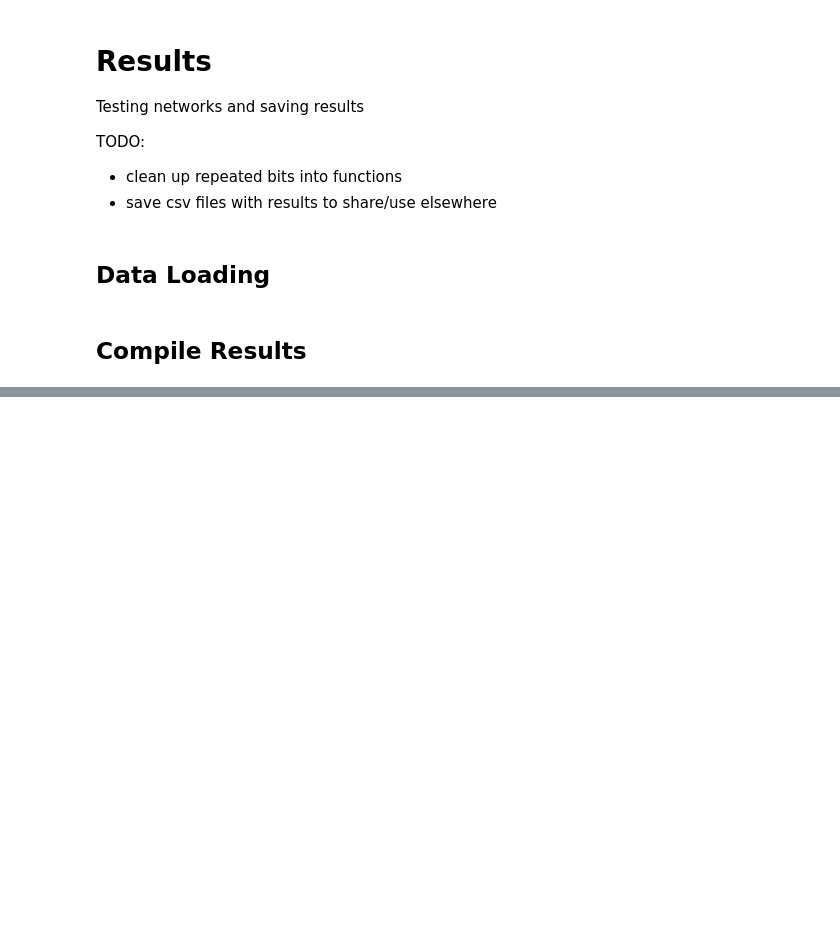
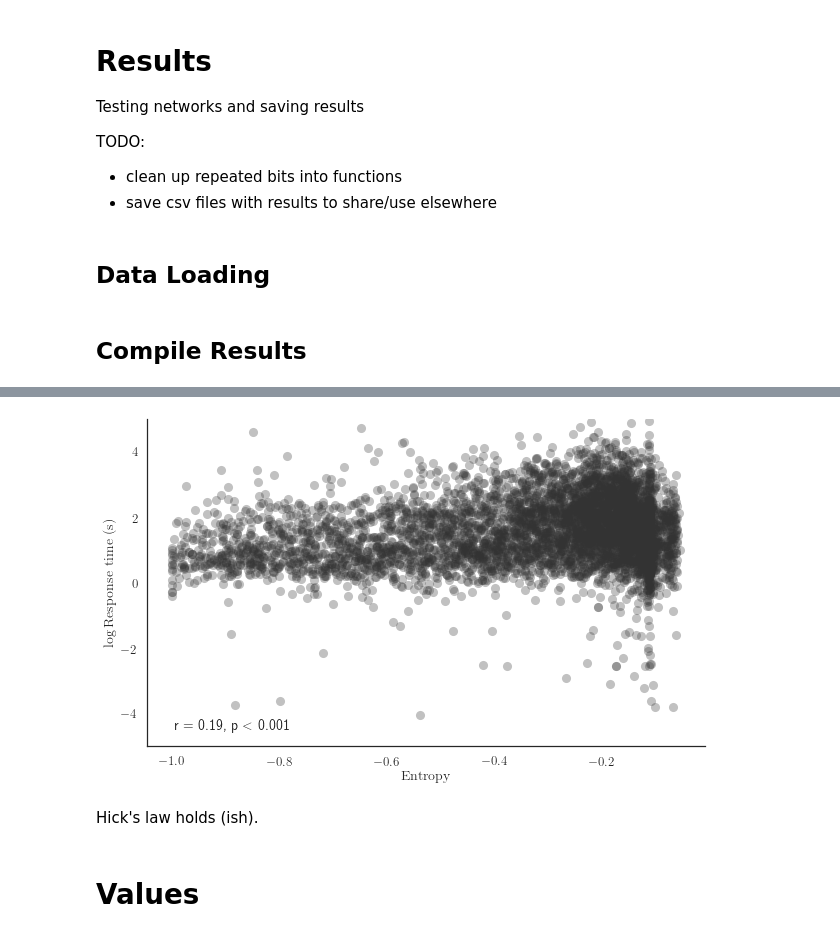
Before and after one commit to galbiati/nns-for-mnk, a Jupyter notebook: Results.ipynb, the cells around one changed output, grey strips where cells are left out. Drawn from its saved outputs; the diff is of its cells as text; code cells hidden in the pictures; blank space fills up the shorter version.

```diff
--- a/Results.ipynb
+++ b/Results.ipynb
@@ -42,0 +145,51 @@ Ss = np.concatenate(hvhdata[4])
+# %%
+scatterkws = {
+    'linestyle': 'none',
+    'marker': 'o', 'markerfacecolor': (.2, .2, .2), 'markeredgecolor': 'black',
+    'alpha': .3
+}
+
+histkws = {
+    'edgecolor': 'white'
+}
+# %%
+def hicks_entropy(pred):
+    H = pred * np.log2(1 / (pred + 1))
+    return H.sum(axis=1)
+# %%
+X, y, S, G, Np = loading.unpack_data(df)
+df['mean corrected rt'] = 0
+for subject in df['subject'].unique():
+    fil = df['subject'] == subject
+    df.loc[fil, 'mean corrected rt'] = df.loc[fil, 'rt'] - df.loc[fil, 'rt'].mean()
+
+rt = df['mean corrected rt']
+# %%
+# compute mean entropy for each test group
+E = []
+for split_idx in range(25):
+    N = train_nets[split_idx]
+    locs = np.where(G==(split_idx//5))[0]
+    L = N.output_fn(X[locs, :, :, :])
+    E.append(hicks_entropy(L))
+
+for g in range(5):
+    df.loc[df['group']==(g+1), 'entropy'] = np.array(E[g*5:(g+1)*5]).T.mean(axis=1)
+# %%
+fig, axes = plt.subplots(1, 1, figsize=(10, 6))
+
+x = df['entropy']
+y = np.log(df['rt']/1000)
+axes.plot(x, y, **scatterkws)
+lr = linregress(x, y)
+pval = lr.pvalue if lr.pvalue >= .001 else .001
+axes.text(.05, .05, r"r = {:.2f}, p $<$ {:.3f}".format(lr.rvalue, pval), transform=axes.transAxes, fontsize=14)
+plt.setp(axes, xlabel=r"$\textrm{Entropy}$", ylabel=r'$\log{\textrm{Response time (s)}}$', ylim=[-5, 5])
+
+sns.despine()
+# %% [output]
+[figure, added]
+# %% [markdown]
+Hick's law holds (ish).
+# %% [markdown]
+# Values
```
Also changed, not shown: parts of 31 cells of this notebook, 1 other file.
